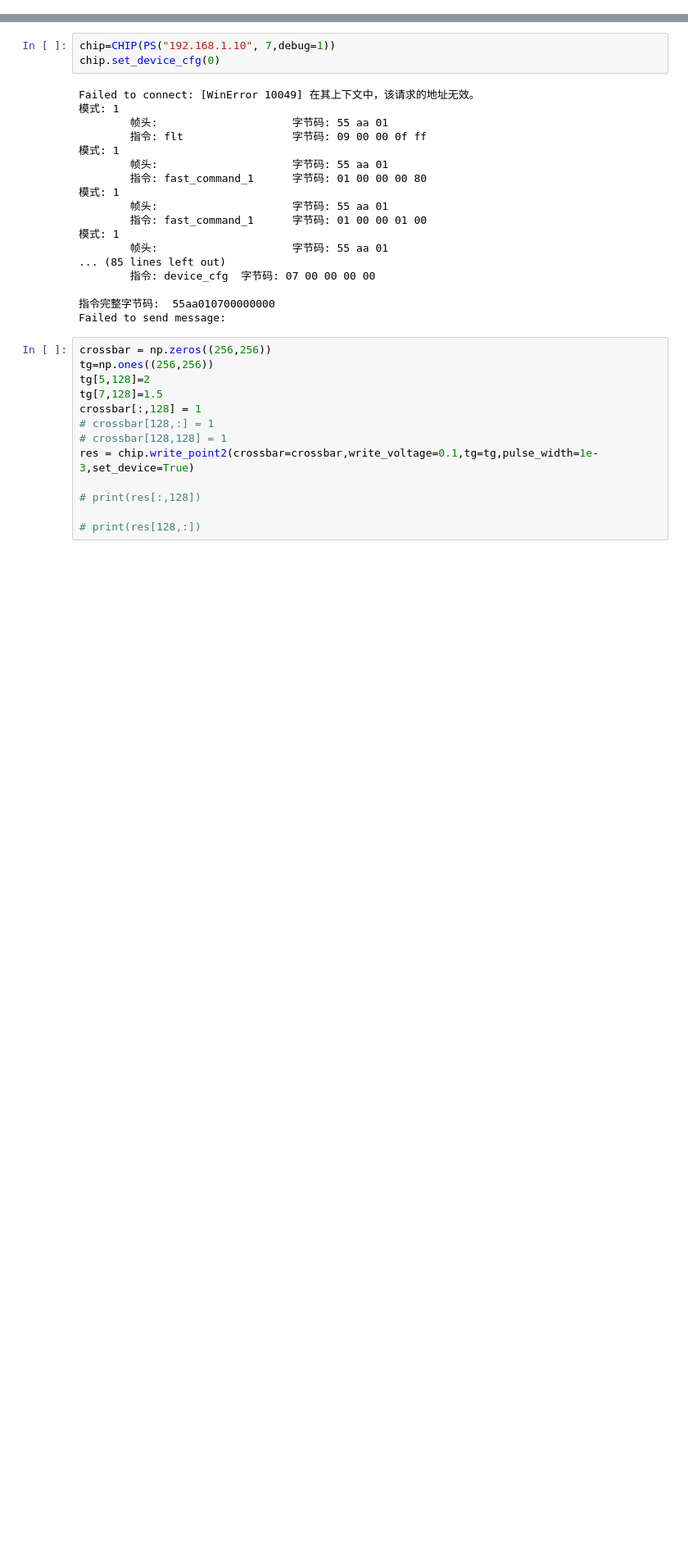
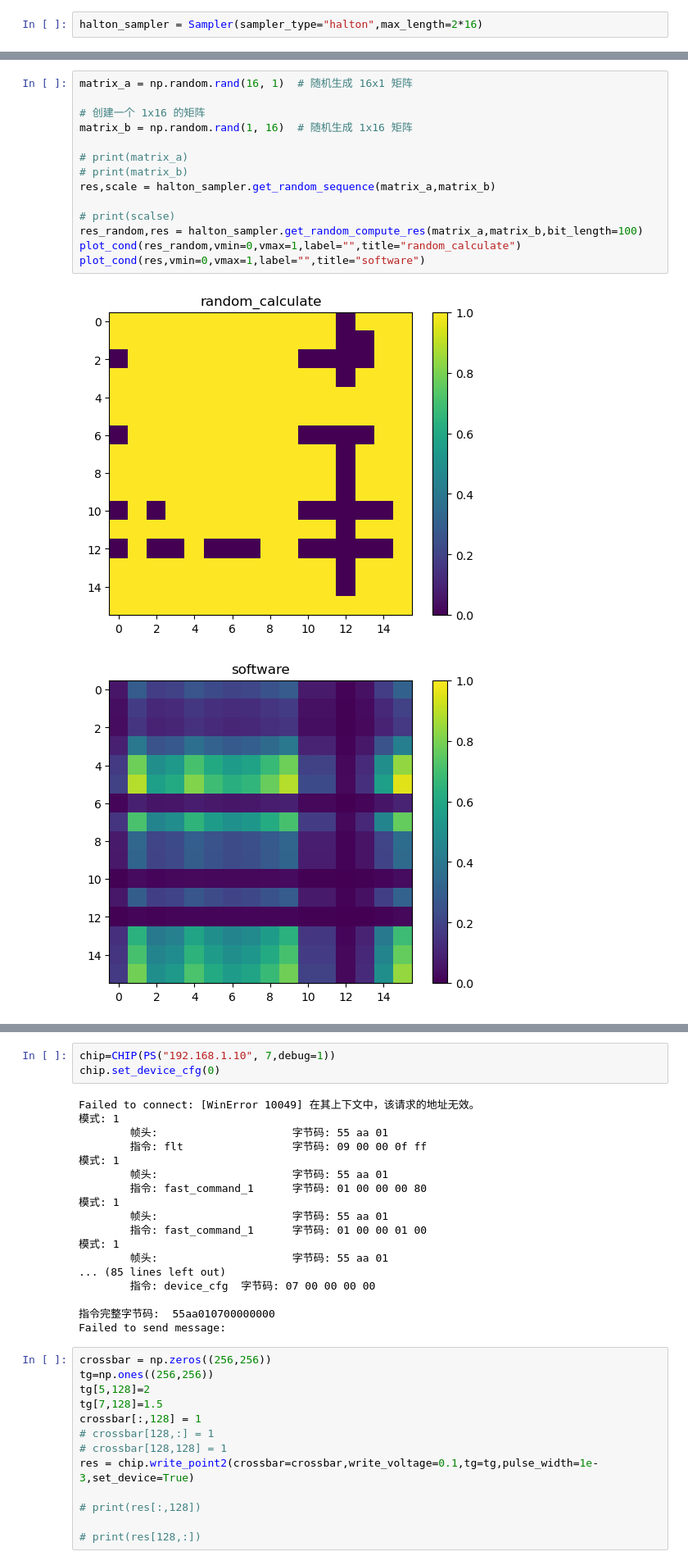
Before and after one commit to bei-meng/host_computer, a Jupyter notebook: test.ipynb, the cells around one changed output, grey strips where cells are left out. Shown at 82% size. Saved outputs shown, nothing was run; the diff lists cells and outputs as text; blank space fills up the shorter version.

```diff
--- a/test.ipynb
+++ b/test.ipynb
@@ -10,0 +17,2 @@ import json
+# %%
+halton_sampler = Sampler(sampler_type="halton",max_length=2*16)
@@ -10,0 +56,17 @@ import json
+# %%
+matrix_a = np.random.rand(16, 1)  # 随机生成 16x1 矩阵
+
+# 创建一个 1x16 的矩阵
+matrix_b = np.random.rand(1, 16)  # 随机生成 1x16 矩阵
+
+# print(matrix_a)
+# print(matrix_b)
+res,scale = halton_sampler.get_random_sequence(matrix_a,matrix_b)
+
+# print(scalse)
+res_random,res = halton_sampler.get_random_compute_res(matrix_a,matrix_b,bit_length=100)
+plot_cond(res_random,vmin=0,vmax=1,label="",title="random_calculate")
+plot_cond(res,vmin=0,vmax=1,label="",title="software")
+# %% [output]
+[figure, added]
+[figure, added]
```
Also changed, not shown: parts of 4 cells of this notebook, 5 other files.
